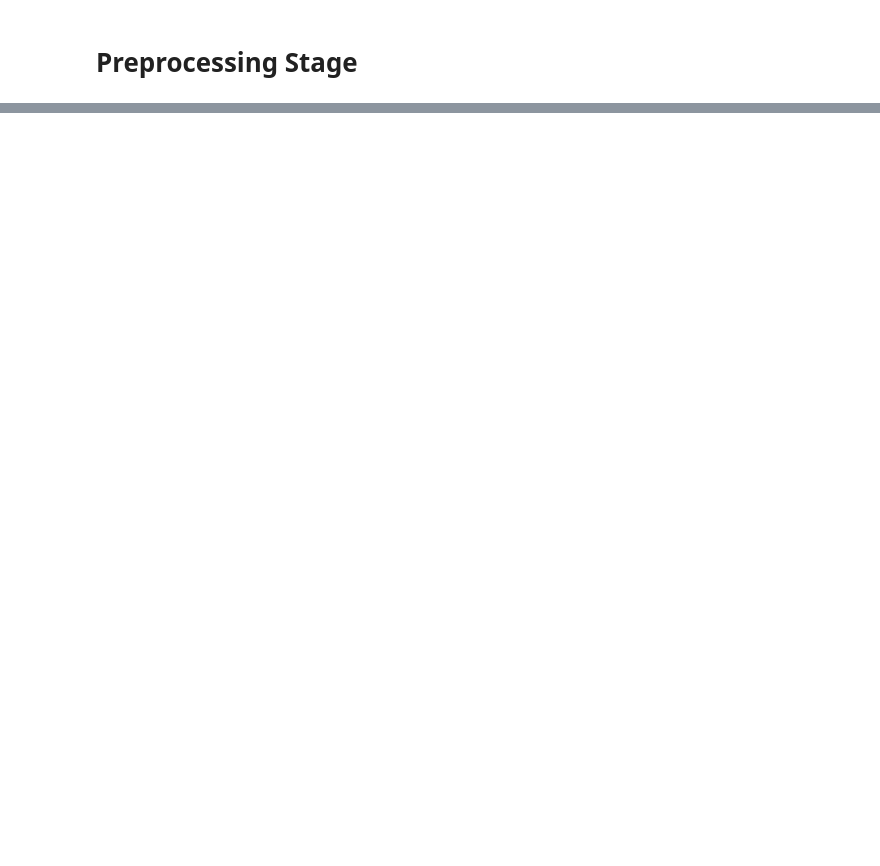
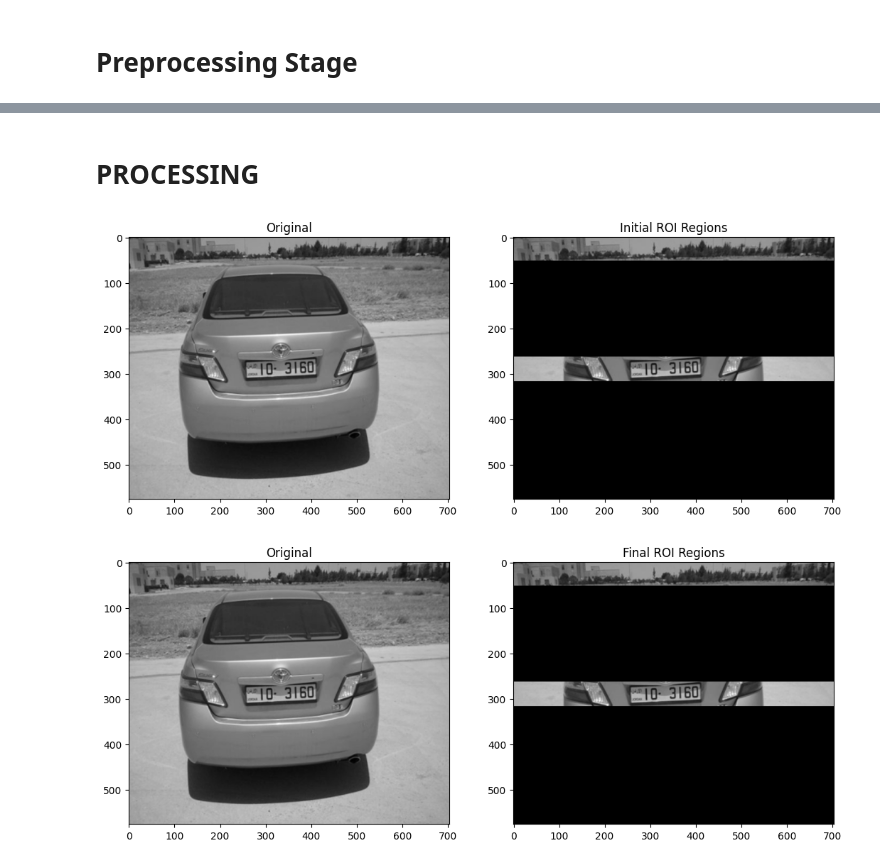
Before and after one commit to Basem1166/LicensePlateDetector, a Jupyter notebook: preprocessing.ipynb, the cells around one changed output, grey strips where cells are left out. Saved outputs shown, nothing was run; the diff lists cells and outputs as text; code cells hidden in the pictures; blank space fills up the shorter version.

```diff
--- a/preprocessing.ipynb
+++ b/preprocessing.ipynb
@@ -35,7 +35,7 @@ def rgb2gray(img):
     gray_img = 0.299 * R + 0.587 * G + 0.114 * B # Convert the image to grayscale
     return gray_img
 
-img = io.imread("img2.jpg")
+img = io.imread("imgs/img.png")
 img = cv2.resize(img, (704, 576))
 gray_img = rgb2gray(img)
 # %%
@@ -202,0 +211,71 @@ show_images([binary_image], ["Binary Image"])
+# %% [markdown]
+# PROCESSING
+# %%
+def initial_roi_region(weighted_edges, gray_img):
+
+        # Threshold rows depending on edges variance
+        row_var = np.var(weighted_edges, axis=1)
+        thresh = max(row_var)/3
+        roi_img = np.zeros(weighted_edges.shape)
+        roi_img[row_var>thresh, :] = gray_img[row_var>thresh, :]
+
+        # Get ROI regions and then filter them
+        roi_sum = np.sum(roi_img, axis=1)
+        roi_start = 0
+        roi_end = 0
+        roi_regions = []
+
+        inRegion = False
+        for i in range(len(roi_sum)):
+            if roi_sum[i] != 0 and inRegion == False:
+                if len(roi_regions) != 0 and i-roi_regions[-1][1] < 10:
+                    roi_start,_ = roi_regions.pop()
+                else:
+                    roi_start = i
+                inRegion = True
+            if roi_sum[i] == 0 and inRegion == True:
+                roi_end = i-1
+                inRegion = False
+
+                if roi_end - roi_start >15:
+                    roi_regions.append([roi_start, roi_end])
+
+
+        if len(roi_regions) == 0 or roi_regions[-1][0] != roi_start:
+            roi_regions.append([roi_start,roi_end])
+
+        filtered_regions = []
+        for region in roi_regions:
+            if region[1] - region[0] > 10 and region[1] - region[0] < gray_img.shape[0]/3:
+                filtered_regions.append(region)
+
+        return filtered_regions
+
+
+filtered_roi_regions = initial_roi_region(binary_image, gray_img)
+
+# show before filtering ROI regions
+roi_img = np.zeros_like(gray_img)
+for region in filtered_roi_regions:
+    roi_img[region[0]:region[1], :] = gray_img[region[0]:region[1], :]
+show_images([gray_img, roi_img], ["Original", "Initial ROI Regions"])
+
+# mask the image with the ROI regions
+# Filter and merge ROI regions
+final_roi_regions = []
+for region in filtered_roi_regions:
+    height = region[1] - region[0]
+    if  height <= gray_img.shape[0] / 4.5:
+        if final_roi_regions and region[0] - final_roi_regions[-1][1] < 15:
+            final_roi_regions[-1][1] = region[1]
+        else:
+            final_roi_regions.append(region)
+
+# Mask the image with the final ROI regions
+roi_img = np.zeros_like(gray_img)
+for region in final_roi_regions:
+    roi_img[region[0]:region[1], :] = gray_img[region[0]:region[1], :]
+show_images([gray_img, roi_img], ["Original", "Final ROI Regions"])
+# %% [output]
+[figure, added]
+[figure, added]
```
Also changed, not shown: parts of 6 cells of this notebook, 4 other files.
